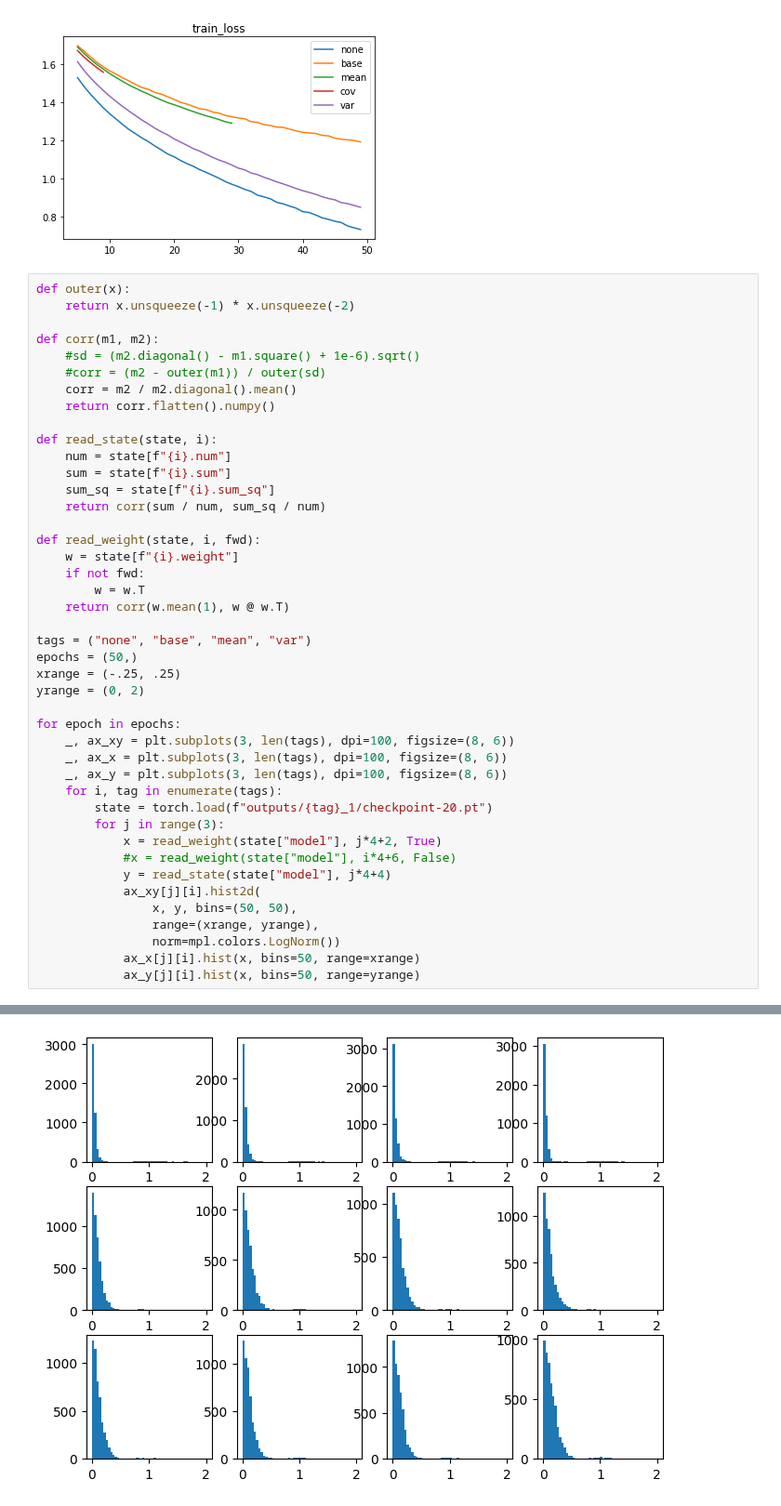
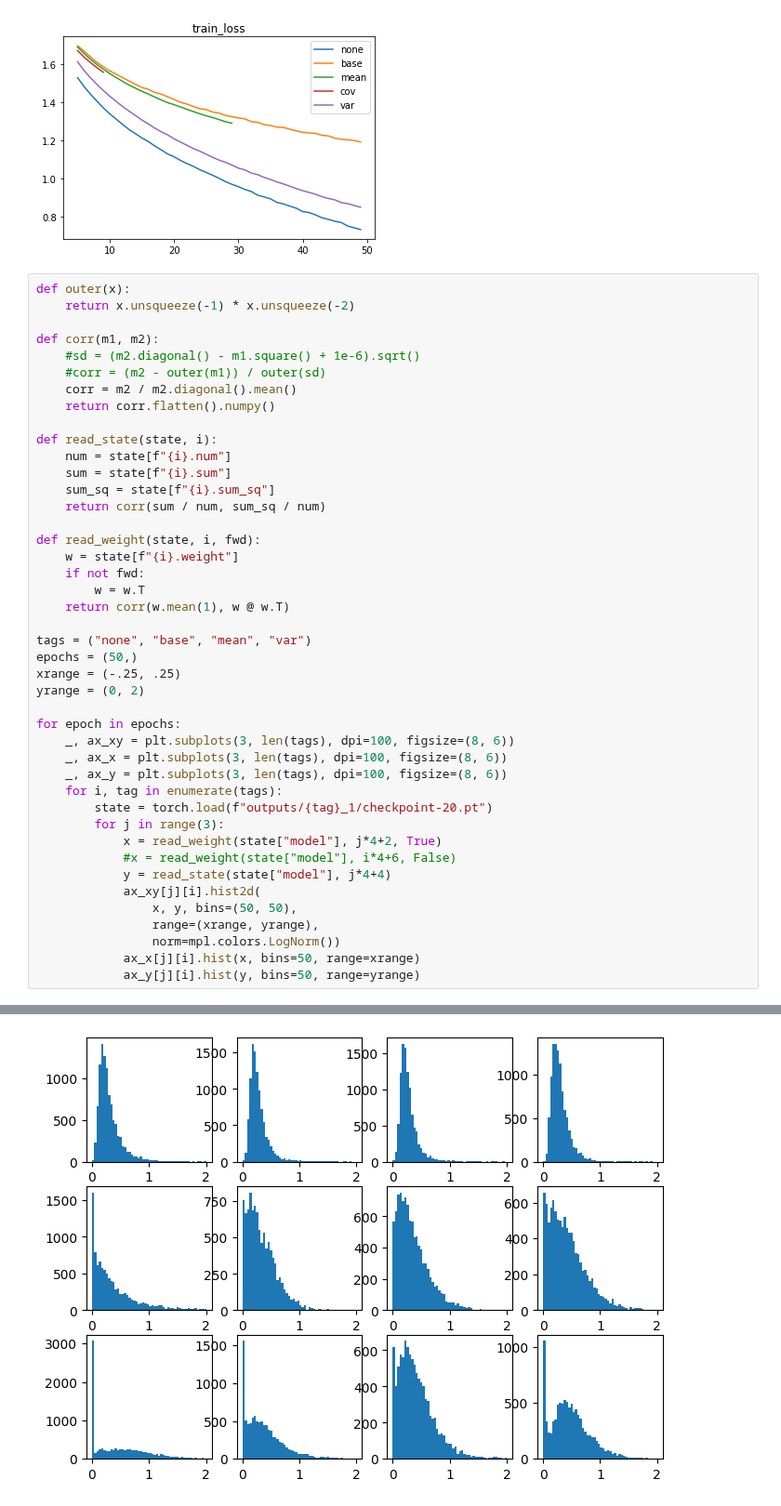
Before and after one commit to yingchenlin/kiln, a Jupyter notebook: dist.ipynb, the cells around one changed output, grey strips where cells are left out. Shown at 93% size. Cells and saved outputs as stored; diff of their text form.

```diff
--- a/dist.ipynb
+++ b/dist.ipynb
@@ -49,32 +49,32 @@ def read_state(state, i):
 
 def read_weight(state, i, fwd):
     w = state[f"{i}.weight"]
     if not fwd:
         w = w.T
     return corr(w.mean(1), w @ w.T)
 
 tags = ("none", "base", "mean", "var")
 epochs = (50,)
 xrange = (-.25, .25)
 yrange = (0, 2)
 
 for epoch in epochs:
     _, ax_xy = plt.subplots(3, len(tags), dpi=100, figsize=(8, 6))
     _, ax_x = plt.subplots(3, len(tags), dpi=100, figsize=(8, 6))
     _, ax_y = plt.subplots(3, len(tags), dpi=100, figsize=(8, 6))
     for i, tag in enumerate(tags):
         state = torch.load(f"outputs/{tag}_1/checkpoint-20.pt")
         for j in range(3):
             x = read_weight(state["model"], j*4+2, True)
             #x = read_weight(state["model"], i*4+6, False)
             y = read_state(state["model"], j*4+4)
             ax_xy[j][i].hist2d(
                 x, y, bins=(50, 50),
                 range=(xrange, yrange),
                 norm=mpl.colors.LogNorm())
             ax_x[j][i].hist(x, bins=50, range=xrange)
-            ax_y[j][i].hist(x, bins=50, range=yrange)
+            ax_y[j][i].hist(y, bins=50, range=yrange)
 # %% [output]
 [figure]
 [figure]
-[figure, old version]
+[figure, new version]
```
